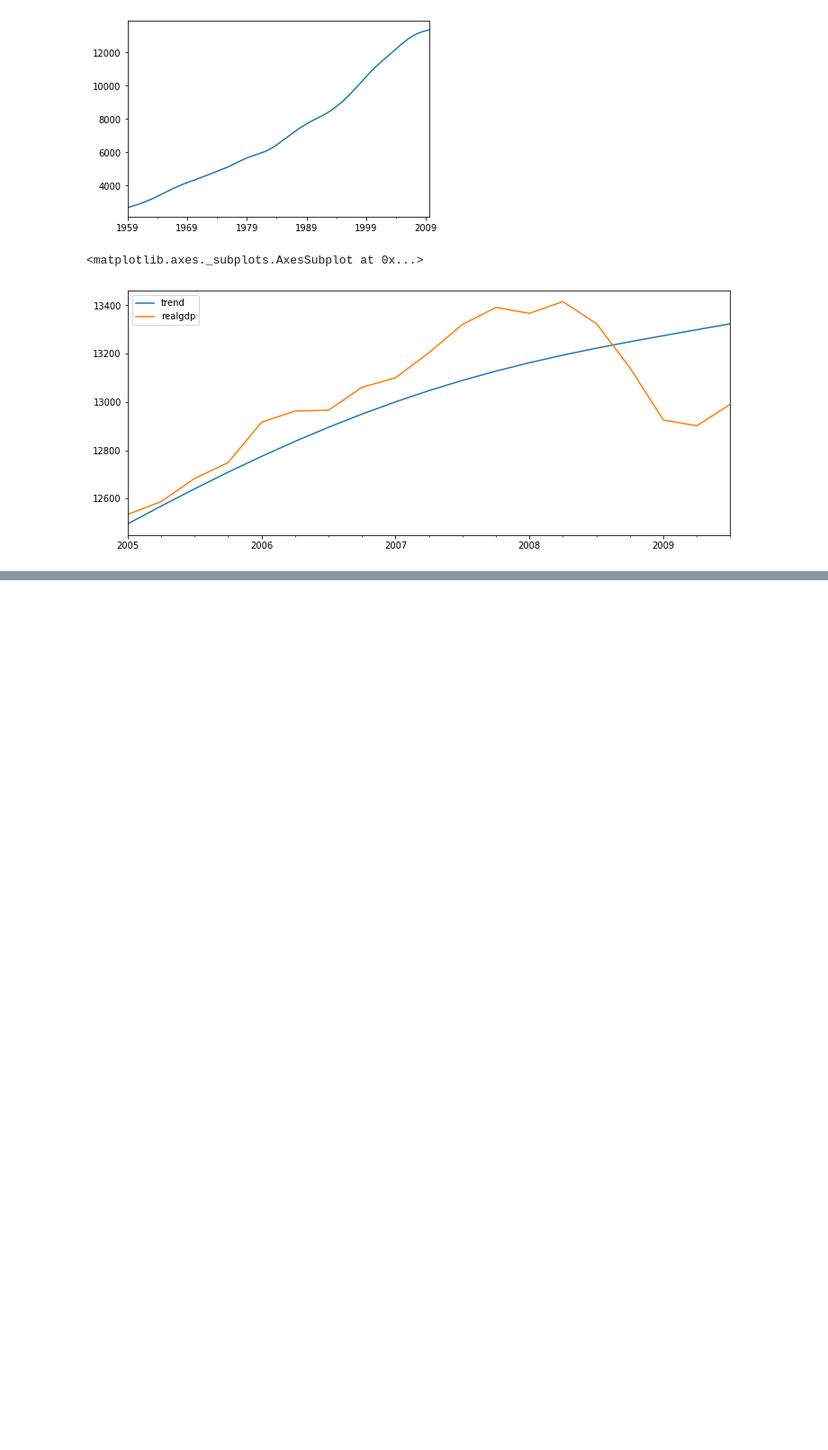
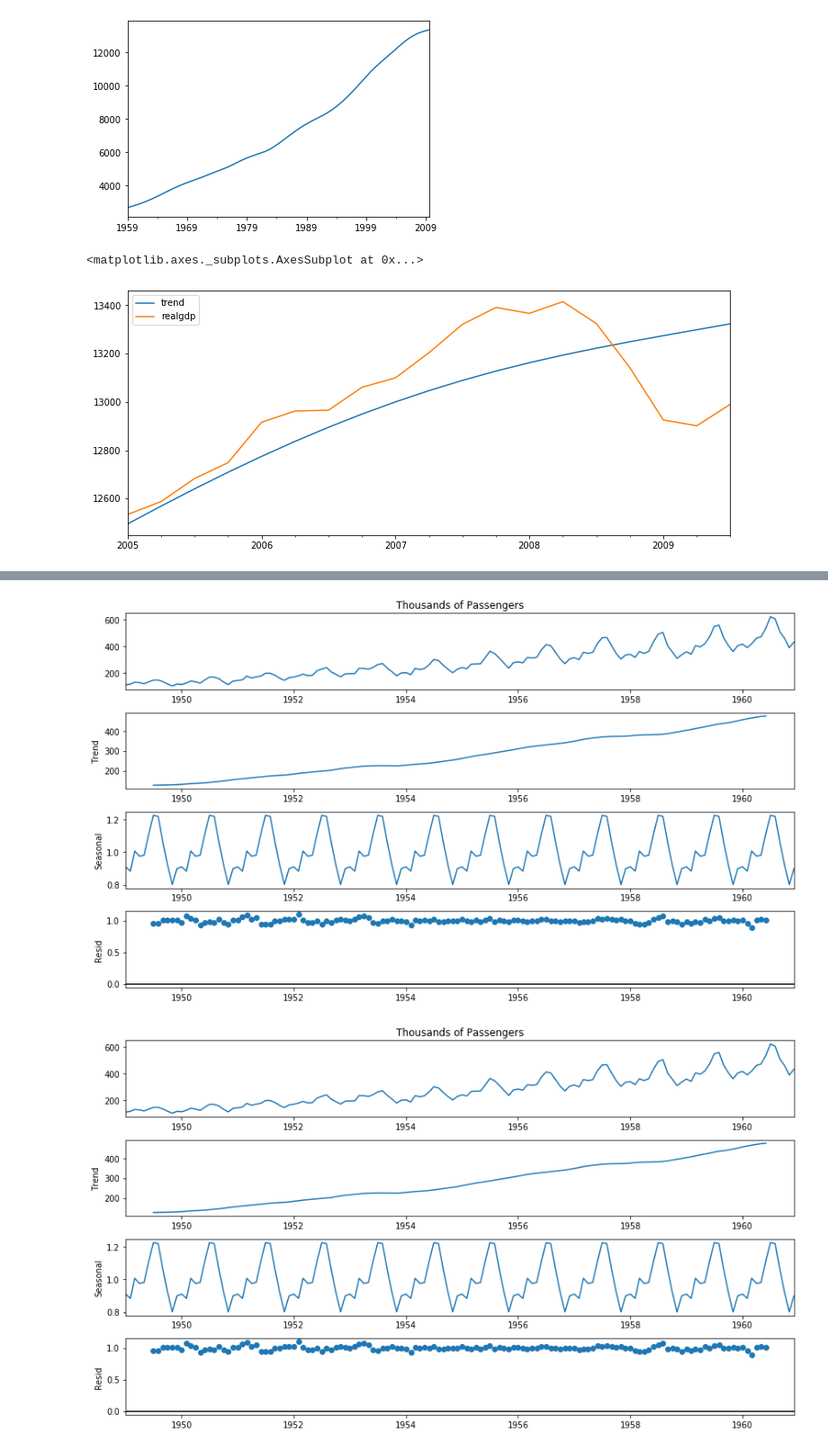
Before and after one commit to askarmel/time_series_analysis, a Jupyter notebook: source/analysis_with_statsmodel.ipynb, the cells around one changed output, grey strips where cells are left out. Shown: that part at 90% size. Drawn from its saved outputs; the diff is of its cells as text; code cells hidden in the pictures; blank space fills up the shorter version.

```diff
--- a/source/analysis_with_statsmodel.ipynb
+++ b/source/analysis_with_statsmodel.ipynb
@@ -41,0 +77,5 @@ airline
+# %%
+result.plot()
+# %% [output]
+[figure, added]
+[figure, added]
```
Also changed, not shown: parts of 8 cells of this notebook.
